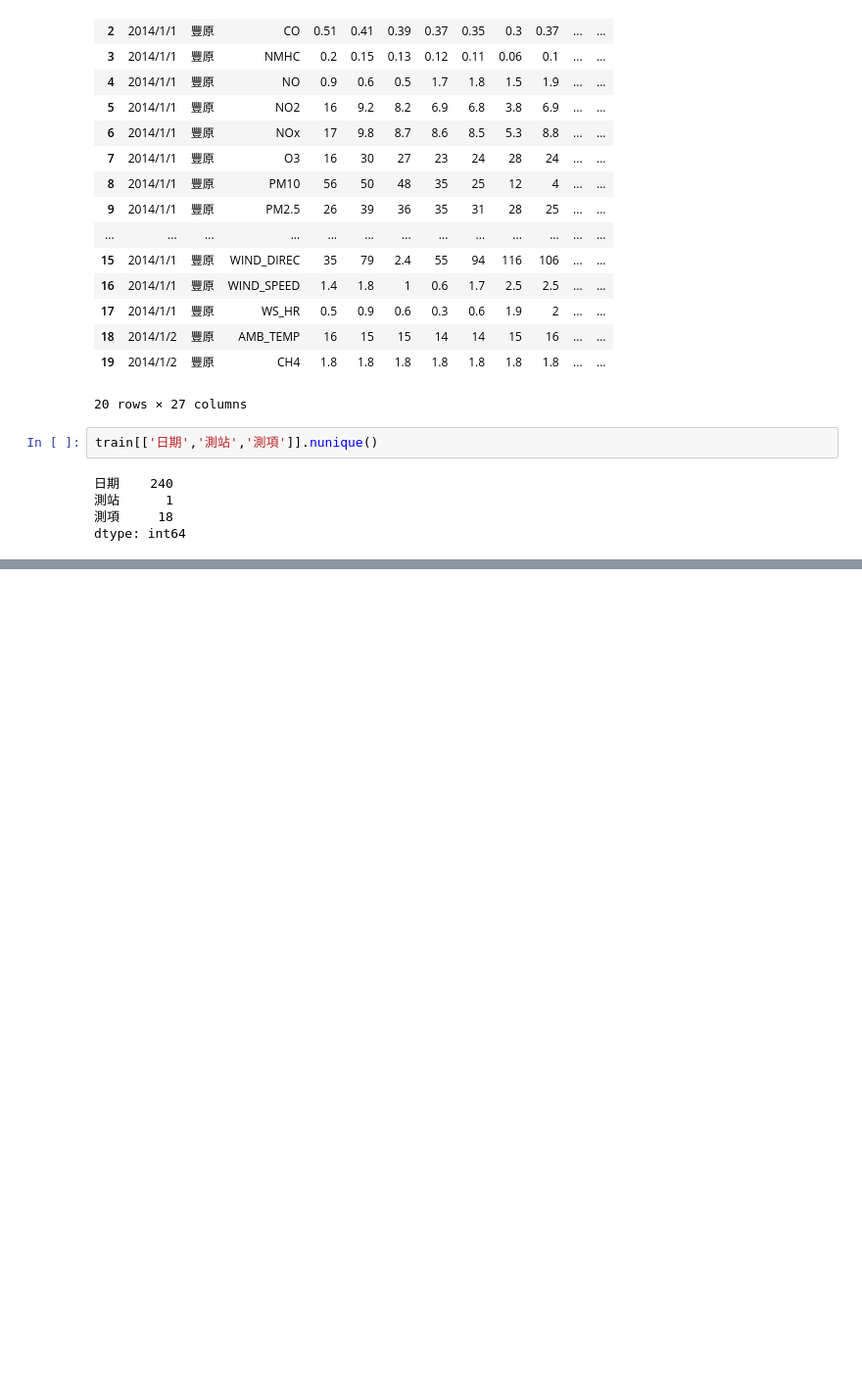
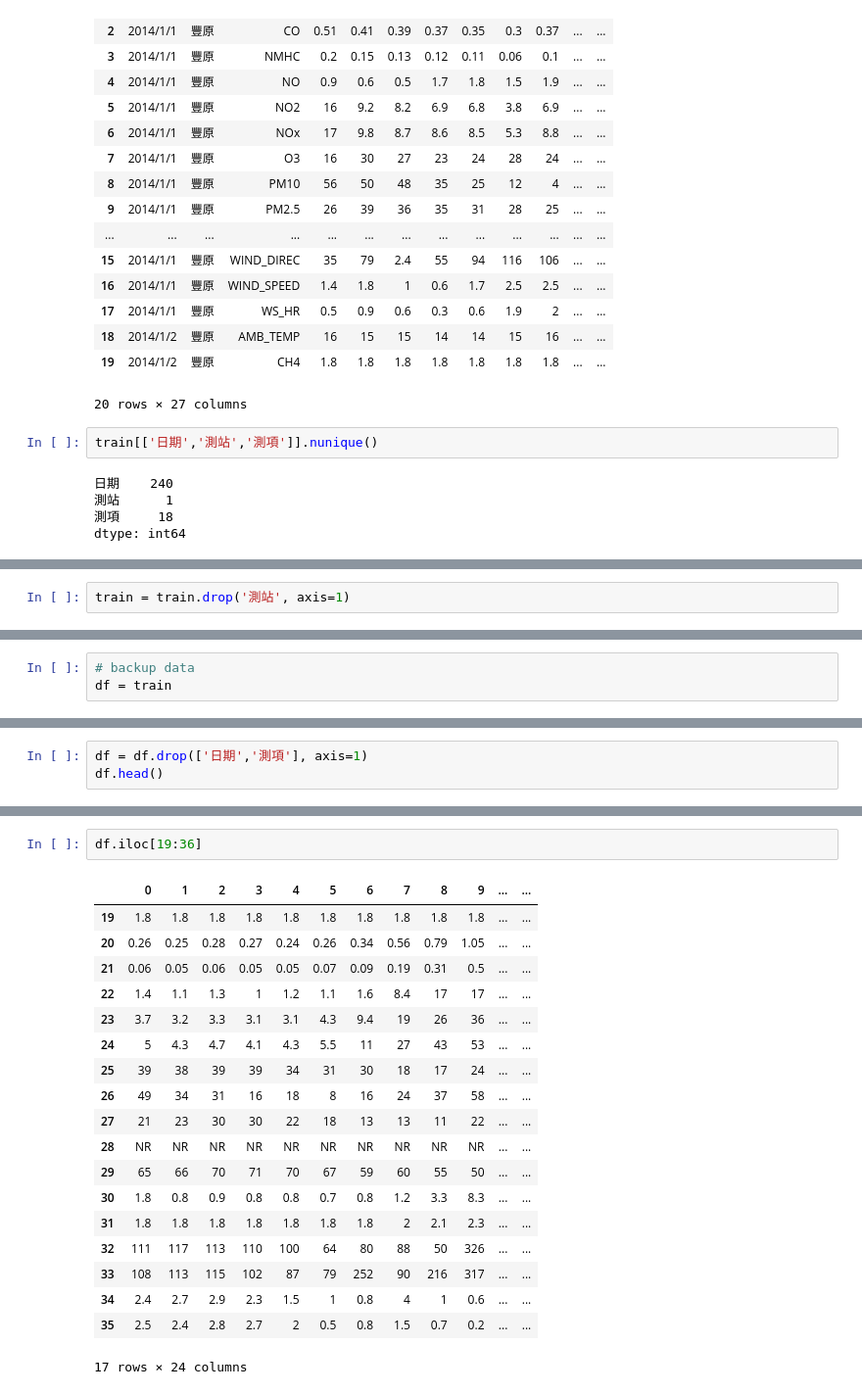
Before and after one commit to paxton615/Predict_PM2.5, a Jupyter notebook: Predict_PM2.5.ipynb, the cells around one changed output, grey strips where cells are left out. Shown: that part at 98% size. Saved outputs shown, nothing was run; the diff lists cells and outputs as text; blank space fills up the shorter version.

```diff
--- a/Predict_PM2.5.ipynb
+++ b/Predict_PM2.5.ipynb
@@ -86,0 +94,2 @@ dtype: int64
+# %%
+train = train.drop('測站', axis=1)
@@ -86,0 +115,3 @@ dtype: int64
+# %%
+# backup data
+df = train
@@ -86,0 +122,3 @@ dtype: int64
+# %%
+df = df.drop(['日期','測項'], axis=1)
+df.head()
@@ -86,0 +154,22 @@ dtype: int64
+# %%
+df.iloc[19:36]
+# %% [output]
+|  | 0 | 1 | 2 | 3 | 4 | 5 | 6 | 7 | 8 | 9 | ... | ... |
+| 19 | 1.8 | 1.8 | 1.8 | 1.8 | 1.8 | 1.8 | 1.8 | 1.8 | 1.8 | 1.8 | ... | ... |
+| 20 | 0.26 | 0.25 | 0.28 | 0.27 | 0.24 | 0.26 | 0.34 | 0.56 | 0.79 | 1.05 | ... | ... |
+| 21 | 0.06 | 0.05 | 0.06 | 0.05 | 0.05 | 0.07 | 0.09 | 0.19 | 0.31 | 0.5 | ... | ... |
+| 22 | 1.4 | 1.1 | 1.3 | 1 | 1.2 | 1.1 | 1.6 | 8.4 | 17 | 17 | ... | ... |
+| 23 | 3.7 | 3.2 | 3.3 | 3.1 | 3.1 | 4.3 | 9.4 | 19 | 26 | 36 | ... | ... |
+| 24 | 5 | 4.3 | 4.7 | 4.1 | 4.3 | 5.5 | 11 | 27 | 43 | 53 | ... | ... |
+| 25 | 39 | 38 | 39 | 39 | 34 | 31 | 30 | 18 | 17 | 24 | ... | ... |
+| 26 | 49 | 34 | 31 | 16 | 18 | 8 | 16 | 24 | 37 | 58 | ... | ... |
+| 27 | 21 | 23 | 30 | 30 | 22 | 18 | 13 | 13 | 11 | 22 | ... | ... |
+| 28 | NR | NR | NR | NR | NR | NR | NR | NR | NR | NR | ... | ... |
+| 29 | 65 | 66 | 70 | 71 | 70 | 67 | 59 | 60 | 55 | 50 | ... | ... |
+| 30 | 1.8 | 0.8 | 0.9 | 0.8 | 0.8 | 0.7 | 0.8 | 1.2 | 3.3 | 8.3 | ... | ... |
+| 31 | 1.8 | 1.8 | 1.8 | 1.8 | 1.8 | 1.8 | 1.8 | 2 | 2.1 | 2.3 | ... | ... |
+| 32 | 111 | 117 | 113 | 110 | 100 | 64 | 80 | 88 | 50 | 326 | ... | ... |
+| 33 | 108 | 113 | 115 | 102 | 87 | 79 | 252 | 90 | 216 | 317 | ... | ... |
+| 34 | 2.4 | 2.7 | 2.9 | 2.3 | 1.5 | 1 | 0.8 | 4 | 1 | 0.6 | ... | ... |
+| 35 | 2.5 | 2.4 | 2.8 | 2.7 | 2 | 0.5 | 0.8 | 1.5 | 0.7 | 0.2 | ... | ... |
+17 rows × 24 columns
```
Also changed, not shown: parts of 17 cells of this notebook.
